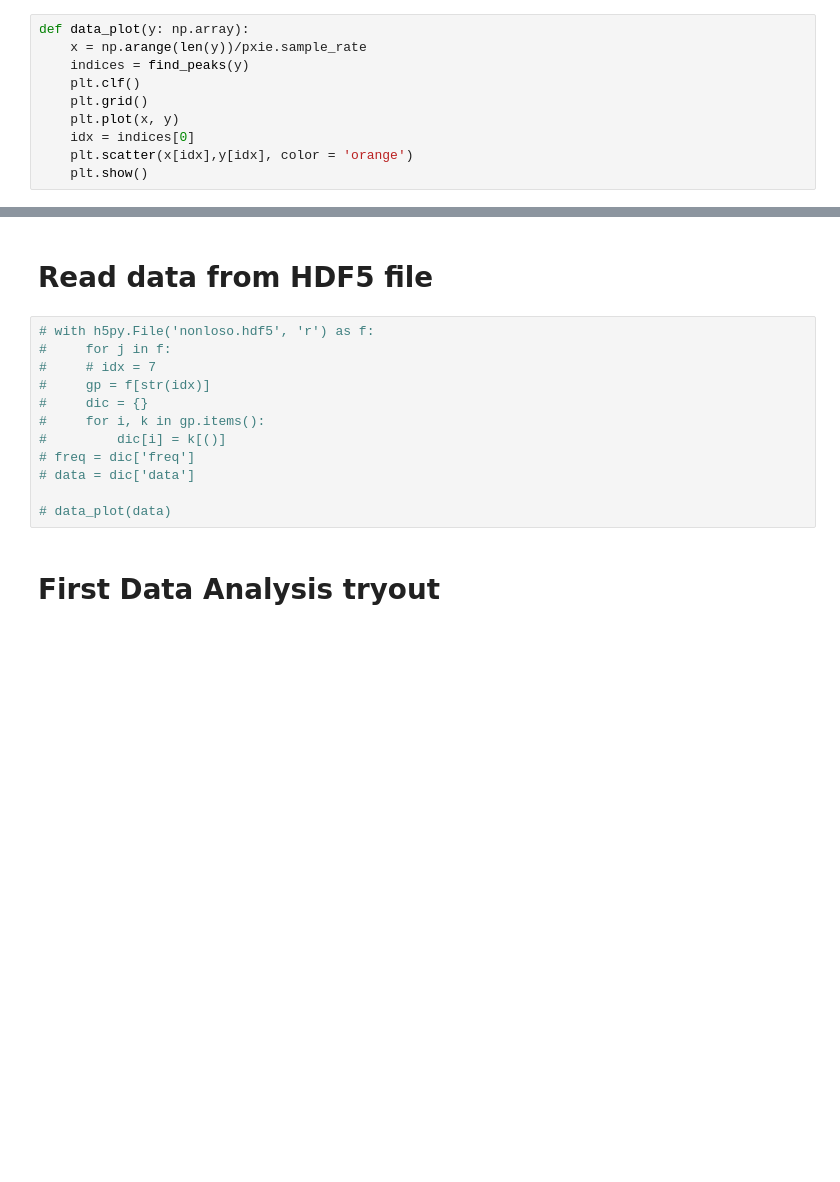
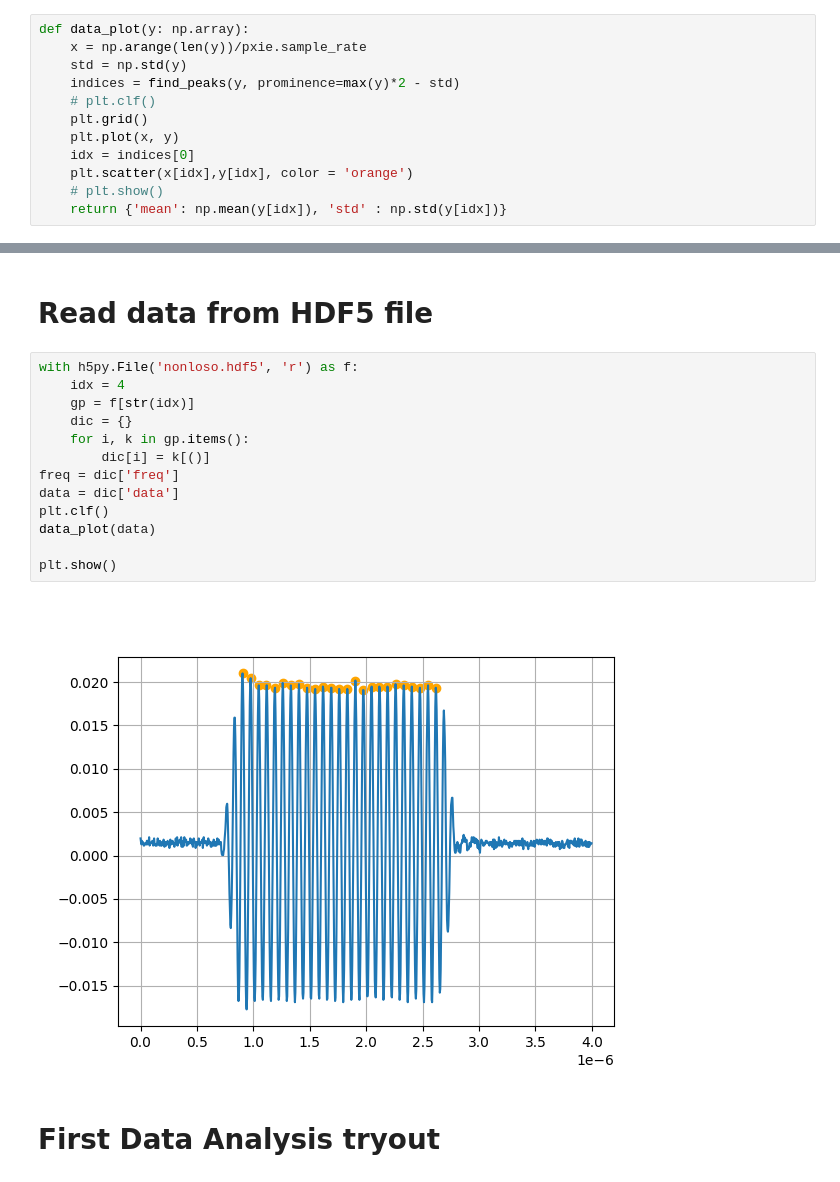
Before and after one commit to biqute/QTLab2324, a Jupyter notebook: PAandQubit/Actual_Work/Resonator_spectroscopy.ipynb, the cells around one changed output, grey strips where cells are left out. Cells and saved outputs as stored; diff of their text form; blank space fills up the shorter version.

```diff
--- a/PAandQubit/Actual_Work/Resonator_spectroscopy.ipynb
+++ b/PAandQubit/Actual_Work/Resonator_spectroscopy.ipynb
@@ -94,11 +95,13 @@ Number of sweeps: 40 / 40
 # %%
 def data_plot(y: np.array):
     x = np.arange(len(y))/pxie.sample_rate
-    indices = find_peaks(y)
-    plt.clf()
+    std = np.std(y)
+    indices = find_peaks(y, prominence=max(y)*2 - std)
+    # plt.clf()
     plt.grid()
     plt.plot(x, y)
     idx = indices[0]
     plt.scatter(x[idx],y[idx], color = 'orange')
-    plt.show()
+    # plt.show()
+    return {'mean': np.mean(y[idx]), 'std' : np.std(y[idx])}
 # %%
@@ -122,17 +130,20 @@ freq: 38000000.0
 # %% [markdown]
 # Read data from HDF5 file
 # %%
-# with h5py.File('nonloso.hdf5', 'r') as f:
-#     for j in f:
-#     # idx = 7
-#     gp = f[str(idx)]
-#     dic = {}
-#     for i, k in gp.items():
-#         dic[i] = k[()]
-# freq = dic['freq']
-# data = dic['data']
+with h5py.File('nonloso.hdf5', 'r') as f:
+    idx = 4
+    gp = f[str(idx)]
+    dic = {}
+    for i, k in gp.items():
+        dic[i] = k[()]
+freq = dic['freq']
+data = dic['data']
+plt.clf()
+data_plot(data)
 
-# data_plot(data)
+plt.show()
+# %% [output]
+[figure, added]
 # %% [markdown]
 # First Data Analysis tryout
 # %%
```
Also changed, not shown: parts of 3 cells of this notebook.
